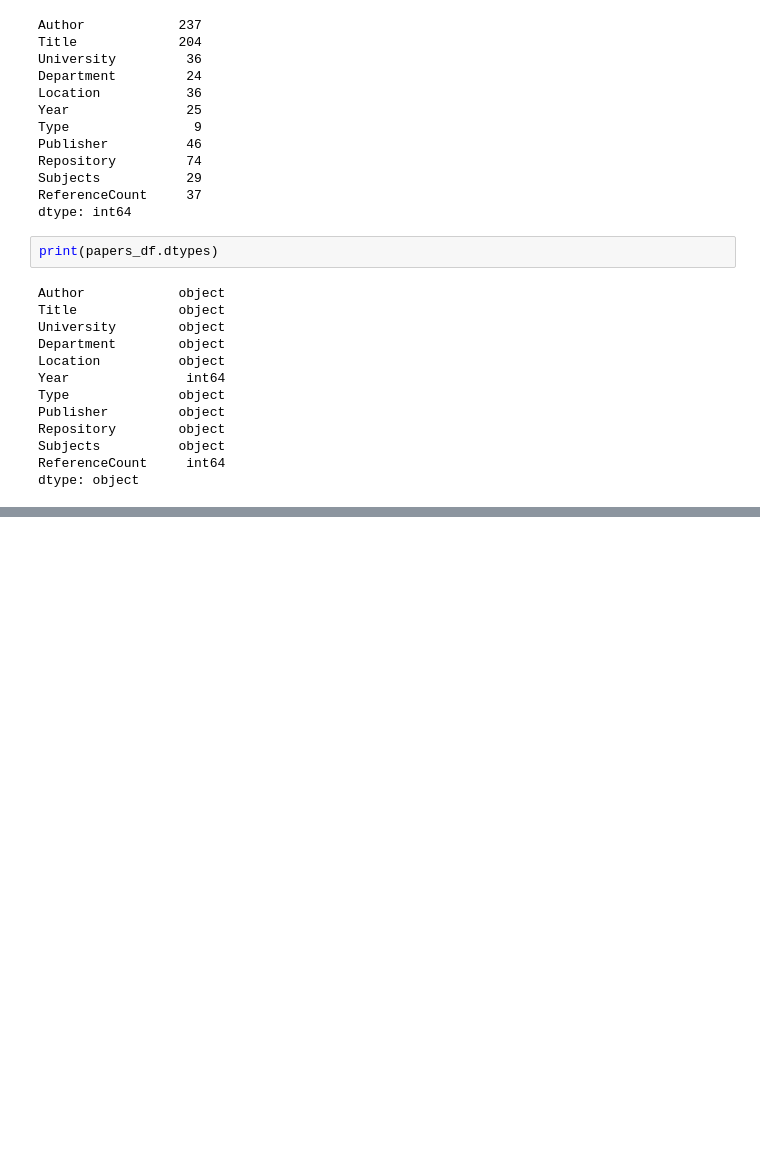
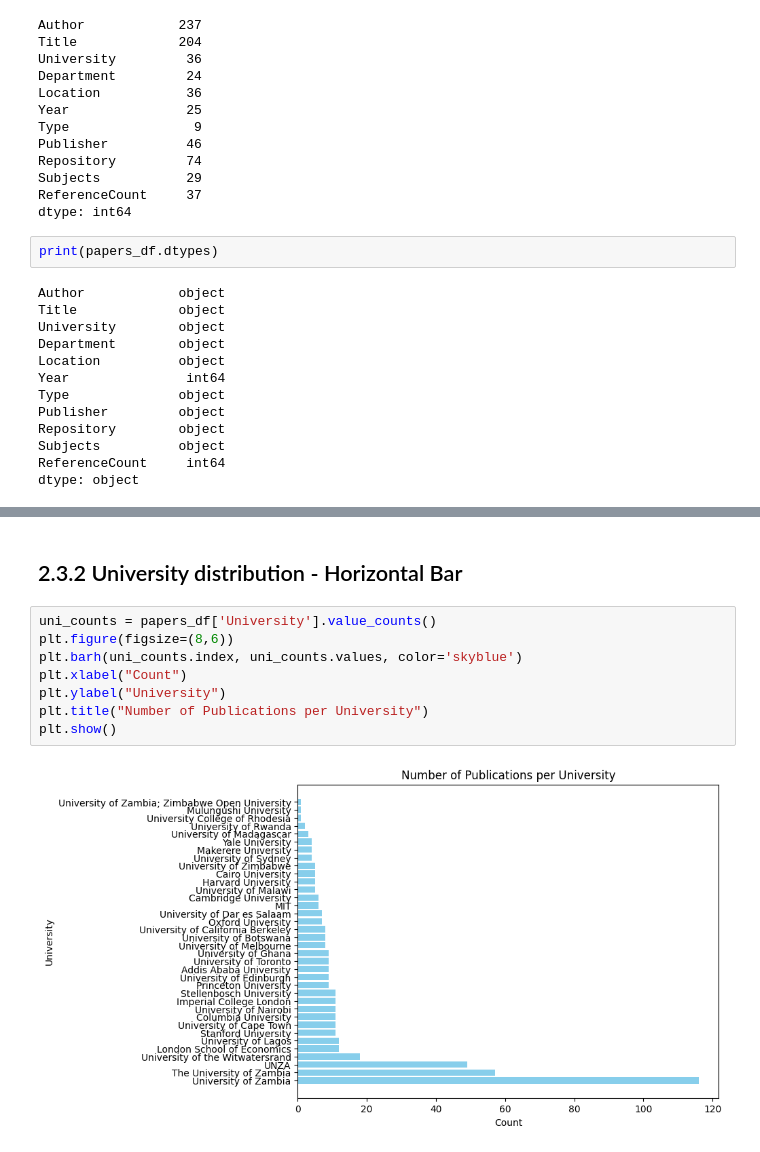
Before and after one commit to JakeSparrow1/project_team_20, a Jupyter notebook: shared_group_notebook.ipynb, the cells around one changed output, grey strips where cells are left out. Saved outputs shown, nothing was run; the diff lists cells and outputs as text; blank space fills up the shorter version.

```diff
--- a/shared_group_notebook.ipynb
+++ b/shared_group_notebook.ipynb
@@ -801,0 +179,12 @@ Warning: Total number of columns (39) exceeds max_columns (20) limiting to first
+# %% [markdown]
+## 2.3.2 University distribution - Horizontal Bar
+# %%
+uni_counts = papers_df['University'].value_counts()
+plt.figure(figsize=(8,6))
+plt.barh(uni_counts.index, uni_counts.values, color='skyblue')
+plt.xlabel("Count")
+plt.ylabel("University")
+plt.title("Number of Publications per University")
+plt.show()
+# %% [output]
+[figure, added]
```
Also changed, not shown: parts of 54 cells of this notebook.
